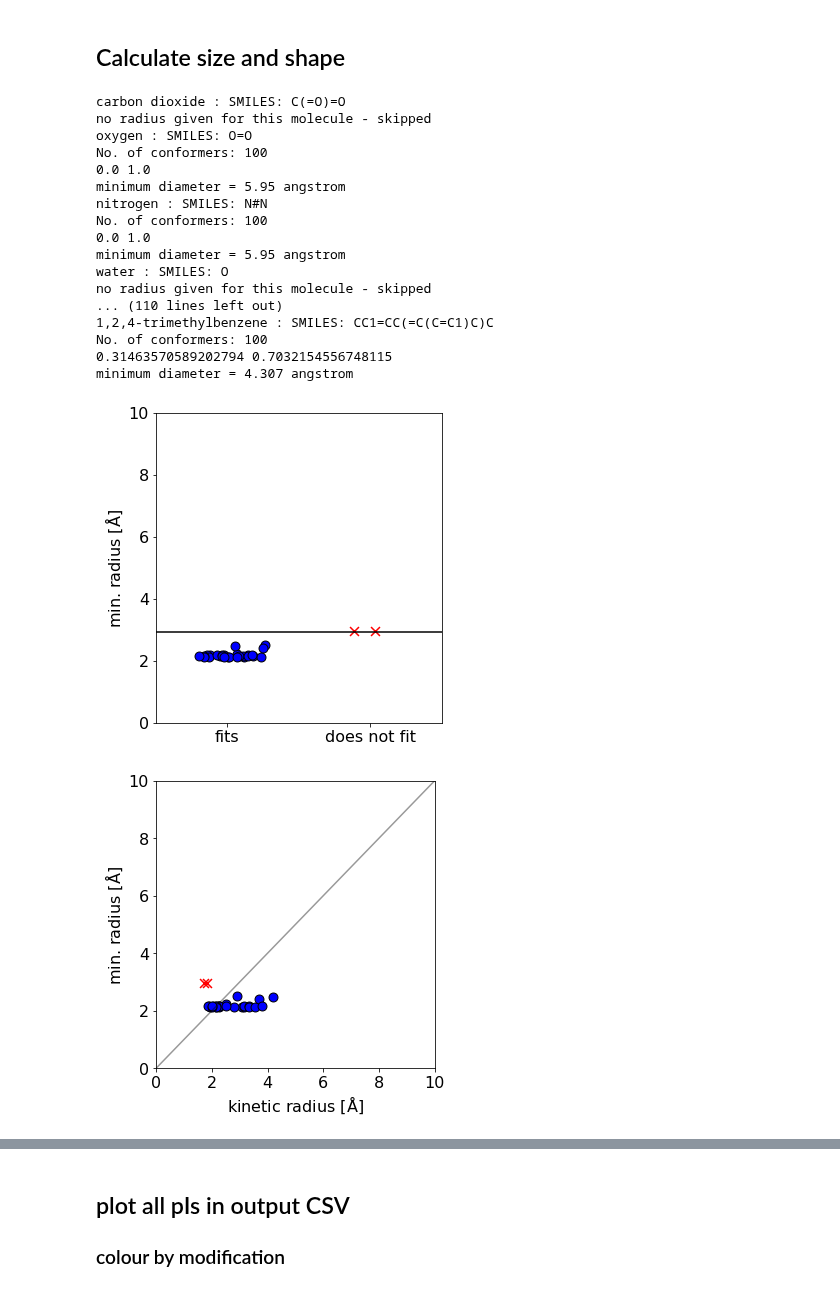
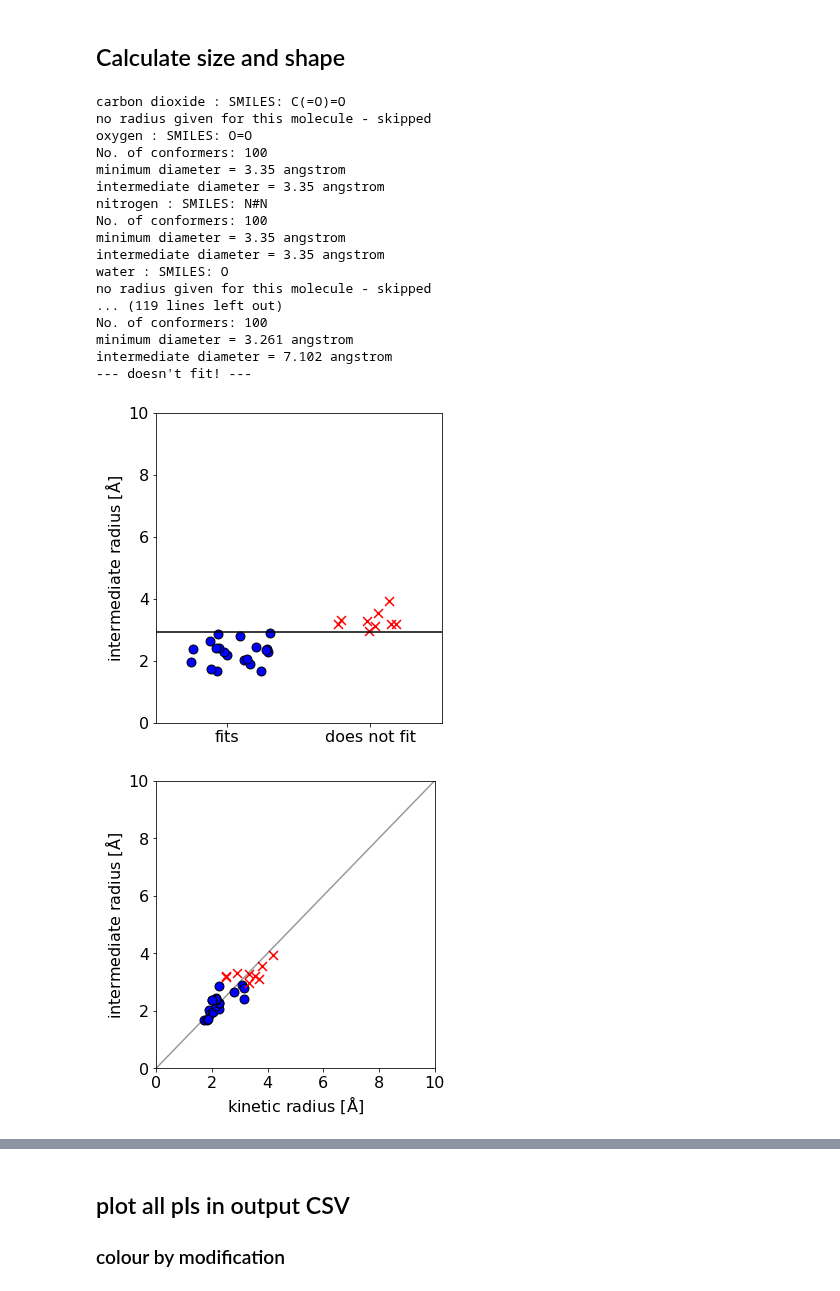
Before and after one commit to andrewtarzia/enzyme_screen, a Jupyter notebook: rdkit_testing.ipynb, the cells around one changed output, grey strips where cells are left out. Drawn from its saved outputs; the diff is of its cells as text; code cells hidden in the pictures.

Commit message:
calculate the intermediate radius.

```diff
--- a/rdkit_testing.ipynb
+++ b/rdkit_testing.ipynb
@@ -123,7 +123,7 @@ def show_shape(viewer, mol, cid, shape):
     viewer.ShowMol(mol, name='testMol', showOnly=True, confId=cid)
     viewer.server.loadSurface(tmpFile, 'testGrid', '', 2.5)
 # %%
-def get_molec_shape(conf, vdwScale=1.0):
+def get_molec_shape(conf, confId, vdwScale=1.0, boxMargin=2.0, spacing=0.2):
     """Get the shape of a conformer of a molecule as a grid representation.
 
     """
@@ -134,7 +134,7 @@ def get_molec_shape(conf, vdwScale=1.0):
     shape = rdGeometry.UniformGrid3D(2*sideLen[0],
                                      2*sideLen[1],
                                      2*sideLen[2],
-                                     spacing=0.2)
+                                     spacing=spacing)
     Chem.EncodeShape(mol, shape, confId, ignoreHs=False, vdwScale=vdwScale)
     return sideLen, shape
 # %%
@@ -164,17 +164,17 @@ def get_boundary_idx(values):
     """
     for i in np.arange(len(values)):
         # get the index of the first non zero value
-        if values[i] > 0:
+        if values[i] > 2:
             ind_1 = i
             break
     for i in np.arange(len(values)-1, -1, -1):
         # get the index of the last non zero value
-        if values[i] > 0:
+        if values[i] > 2:
             ind_2 = i
             break
     return ind_1, ind_2
 # %%
-def get_dist_and_values(vectors, com_pt):
+def get_dist_and_values(vectors, com_pt, shape):
     """
 
     """
@@ -187,7 +187,8 @@ def get_dist_and_values(vectors, com_pt):
 
     return values, distances
 # %%
-def get_vdw_diameters(mol, cids, mol_coms, boxMargin=2.0, show=False):
+def get_vdw_diameters(mol, cids, mol_coms, vdwScale=1.0, boxMargin=2.0,
+                      spacing=0.2, show=False):
     """Get the extent of the VDW size of each conformer along its principle axes.
 
 
@@ -202,7 +203,9 @@ def get_vdw_diameters(mol, cids, mol_coms, boxMargin=2.0, show=False):
         #     Chem.CanonicalizeConformer(conf)
         # except RuntimeError:
         #     pass
-        sideLen, shape = get_molec_shape(conf)
+        sideLen, shape = get_molec_shape(conf, confId, vdwScale=vdwScale,
+                                         boxMargin=boxMargin,
+                                         spacing=spacing)
         if show is True:
             show_shape(v, mol, confId, shape)
 
@@ -219,7 +222,7 @@ def get_vdw_diameters(mol, cids, mol_coms, boxMargin=2.0, show=False):
         for AX in [0, 1, 2]:
             axis = axes[AX, :]
             vector = define_vector(axis, max_side_len)
-            values, distances = get_dist_and_values(vector, com_pt)
+            values, distances = get_dist_and_values(vector, com_pt, shape)
             ind_1, ind_2 = get_boundary_idx(values)
             diameter = distances[ind_1] + distances[ind_2]
             diameters.append(diameter)
@@ -283,8 +286,8 @@ dx = 0.15
 threshold = 5.85/2
 
 for name, smile in molecules.items():
-    # if name != 'methane':
-    #     continue
+#     if name != 'n-hexane':
+#         continue
     print(name,':', 'SMILES:', smile)
     try:
         kin_radius = float(radii[name])/2
@@ -304,16 +307,20 @@ for name, smile in molecules.items():
     mol_coms = get_COMs(mol)
     # get principal moments of intertia
     _, _, _, ratio_1_, ratio_2_ = get_inertial_prop(mol, cids)
-    print(np.average(ratio_1_), np.average(ratio_2_))
+    # print(np.average(ratio_1_), np.average(ratio_2_))
 
     conf_diameters, conf_axes, conf_moments = get_vdw_diameters(mol, cids,
-                                                                mol_coms, show=False)
-
-    min_diams = [min(i) for i in conf_diameters]
-    max_diams = [max(i) for i in conf_diameters]
-
-    print('minimum diameter =', round(min(min_diams), 3), 'angstrom')
-    if min(min_diams)/2 <= threshold:
+                                                                mol_coms,
+                                                                vdwScale=1.0,
+                                                                boxMargin=2.0,
+                                                                spacing=0.2,
+                                                                show=False)
+    diams = [sorted(i) for i in conf_diameters]
+    min_diam = min([i[0] for i in diams])
+    mid_diam = [i[1] for i in diams if i[0] == min_diam][0]
+    print('minimum diameter =', round(min_diam, 3), 'angstrom')
+    print('intermediate diameter =', round(mid_diam, 3), 'angstrom')
+    if mid_diam/2 <= threshold:
         C = 'b'
         M = 'o'
         E = 'k'
@@ -323,23 +330,23 @@ for name, smile in molecules.items():
         M = 'x'
         E = 'k'
         D = 0.75
+        print("--- doesn't fit! ---")
     ax1.scatter(D+(dx*(np.random.random() - 0.5) * 2),
-                min(min_diams)/2, c=C,
+                mid_diam/2, c=C,
                 edgecolors=E, marker=M, alpha=1.0,
                 s=80)
-    ax2.scatter(kin_radius, min(min_diams)/2, c=C,
+    ax2.scatter(kin_radius, mid_diam/2, c=C,
                 edgecolors=E, marker=M, alpha=1.0,
                 s=80)
     ax3.scatter(ratio_1_, ratio_2_, c=C,
                 edgecolors=E, marker=M, alpha=1.0,
                 s=80)
-    # break
 
 ax1.axhline(y=threshold, c='k')
 define_plot_variables(ax1,
                       title='',
                       xtitle='',
-                      ytitle='min. radius [$\mathrm{\AA}$]',
+                      ytitle='intermediate radius [$\mathrm{\AA}$]',
                       xlim=(0, 1),
                       ylim=(0, 10))
 fig1.savefig("categorical.pdf", dpi=720,
@@ -351,42 +358,44 @@ ax2.plot(np.linspace(-1, 12, 2), np.linspace(-1, 12, 2), c='k', alpha=0.4)
 define_parity_plot_variables(ax2,
                              title='',
                              xtitle='kinetic radius [$\mathrm{\AA}$]',
-                             ytitle='min. radius [$\mathrm{\AA}$]',
+                             ytitle='intermediate radius [$\mathrm{\AA}$]',
                              xlim=(0, 10),
                              ylim=(0, 10))
 
 fig2.savefig("parity.pdf", dpi=720,
             bbox_inches='tight')
 fig2.tight_layout()
 
 ax3.plot([0, 0.5, 1, 0], [1, 0.5, 1, 1], c='k', lw=2)
-# ax3.text((0, 1), 'rod')
+ax3.text(0.75, 1.01, 'sphere', fontsize=20)
+ax3.text(0.4, 0.45, 'disk', fontsize=20)
+ax3.text(-0.05, 1.01, 'rod', fontsize=20)
 define_parity_plot_variables(ax3,
                              title='',
                              xtitle='$I_1$ / $I_3$',
                              ytitle='$I_2$ / $I_3$',
                              xlim=(-0.1, 1.1),
                              ylim=(0.4, 1.1))
 fig3.savefig("shape.pdf", dpi=720,
             bbox_inches='tight')
 fig3.tight_layout()
 # %% [output]
 carbon dioxide : SMILES: C(=O)=O
 no radius given for this molecule - skipped
 oxygen : SMILES: O=O
 No. of conformers: 100
-0.0 1.0
-minimum diameter = 5.95 angstrom
+minimum diameter = 3.35 angstrom
+intermediate diameter = 3.35 angstrom
 nitrogen : SMILES: N#N
 No. of conformers: 100
-0.0 1.0
-minimum diameter = 5.95 angstrom
+minimum diameter = 3.35 angstrom
+intermediate diameter = 3.35 angstrom
 water : SMILES: O
 no radius given for this molecule - skipped
-... (110 lines left out)
-1,2,4-trimethylbenzene : SMILES: CC1=CC(=C(C=C1)C)C
+... (119 lines left out)
 No. of conformers: 100
-0.31463570589202794 0.7032154556748115
-minimum diameter = 4.307 angstrom
+minimum diameter = 3.261 angstrom
+intermediate diameter = 7.102 angstrom
+--- doesn't fit! ---
-[figure, old version]
+[figure, new version]
-[figure, old version]
+[figure, new version]
```
Also changed, not shown: parts of 1 cell of this notebook.
